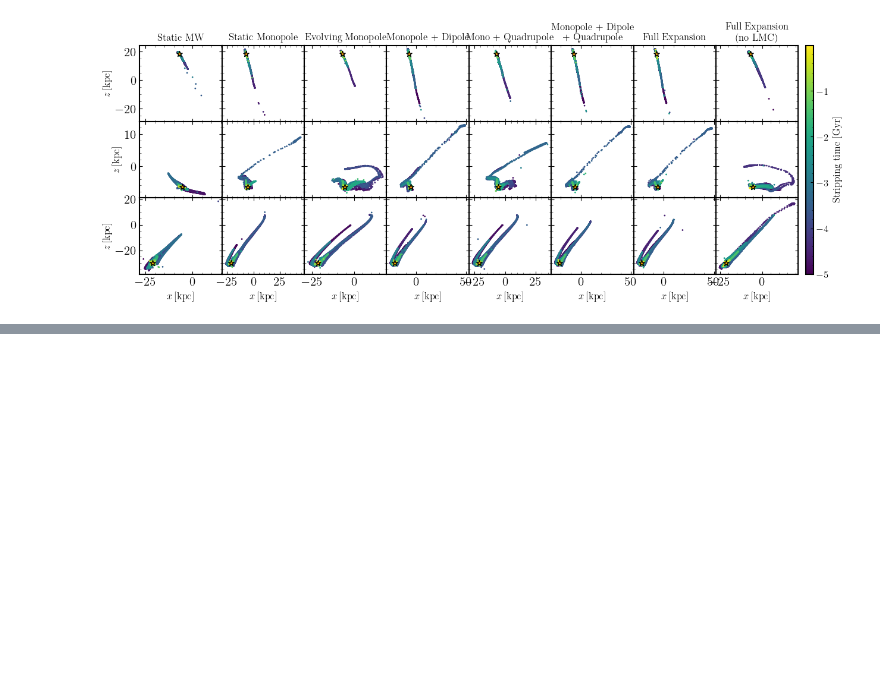
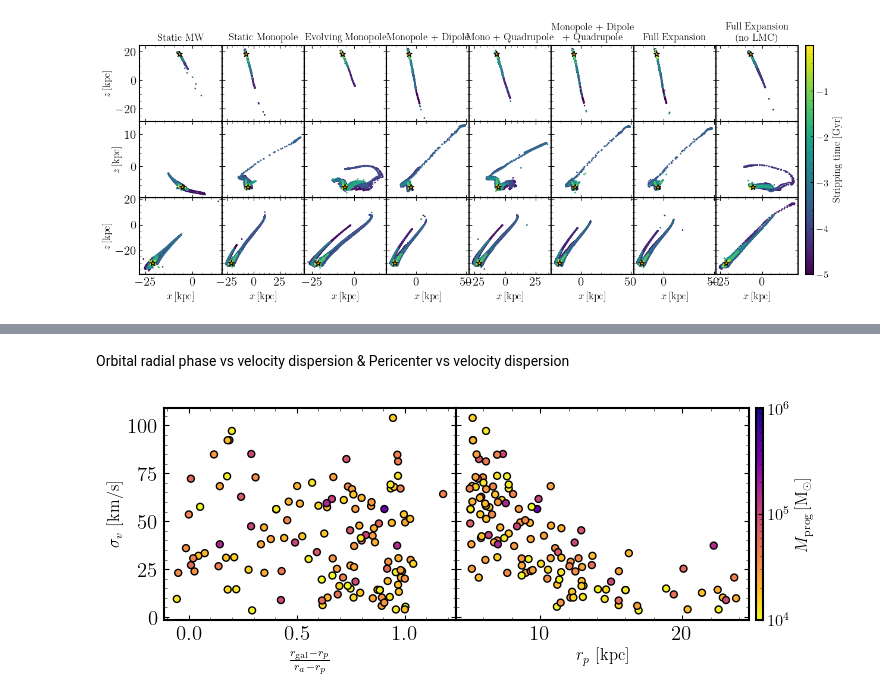
Before and after one commit to dc-broo3/oceanus, a Jupyter notebook: analysis/streamgenerator.ipynb, the cells around one changed output, grey strips where cells are left out. Saved outputs shown, nothing was run; the diff lists cells and outputs as text; code cells hidden in the pictures; blank space fills up the shorter version.

```diff
--- a/analysis/streamgenerator.ipynb
+++ b/analysis/streamgenerator.ipynb
@@ -770,0 +755,25 @@ fig_observables.align_labels()
+# %% [markdown]
+Orbital radial phase vs velocity dispersion & Pericenter vs velocity dispersion
+# %%
+f = (np.array(rgal) - np.array(peris)) / (np.array(apos) - np.array(peris))
+fig, ax = plt.subplots(1,2, figsize=(9,2.75), sharey='row')
+
+plt.subplots_adjust(wspace=0.)
+plt.sca(ax[0])
+plot=plt.scatter(f, veldis, c=masses, cmap='plasma_r', edgecolor='k',
+               norm=matplotlib.colors.LogNorm(vmin=1e4, vmax=1e6))
+
+plt.xlabel(r'$\frac{r_{\mathrm{gal}} - r_p}{r_a - r_p}$')
+plt.ylabel('$\sigma_v$ [km/s]')
+
+plt.sca(ax[1])
+plot=plt.scatter(peris, veldis, c=masses, cmap='plasma_r', edgecolor='k',
+               norm=matplotlib.colors.LogNorm(vmin=1e4, vmax=1e6))
+plt.xlabel('$r_{p}$ [kpc]')
+
+cb = fig.colorbar(plot, ax=[ax[0], ax[1]],location='right', aspect=30, pad=0.01)
+cb.set_label(r'$M_{\mathrm{prog}}\,[\mathrm{M}_{\odot}$]')
+cb.ax.tick_params(labelsize=12)
+# plt.savefig('/mnt/ceph/users/rbrooks/oceanus/analysis/figures/static-mwh-radorbphase-peri-veldis')
+# %% [output]
+[figure, added]
```
Also changed, not shown: parts of 26 cells of this notebook.
